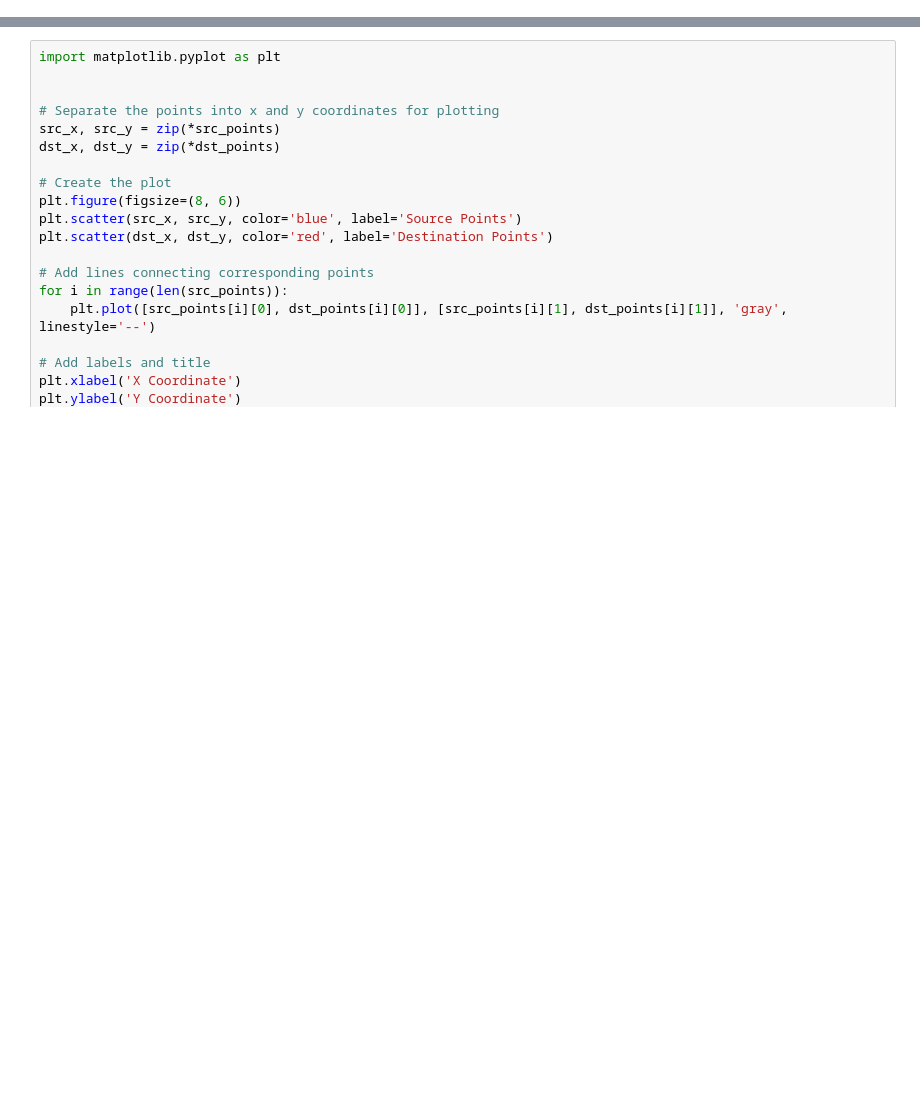
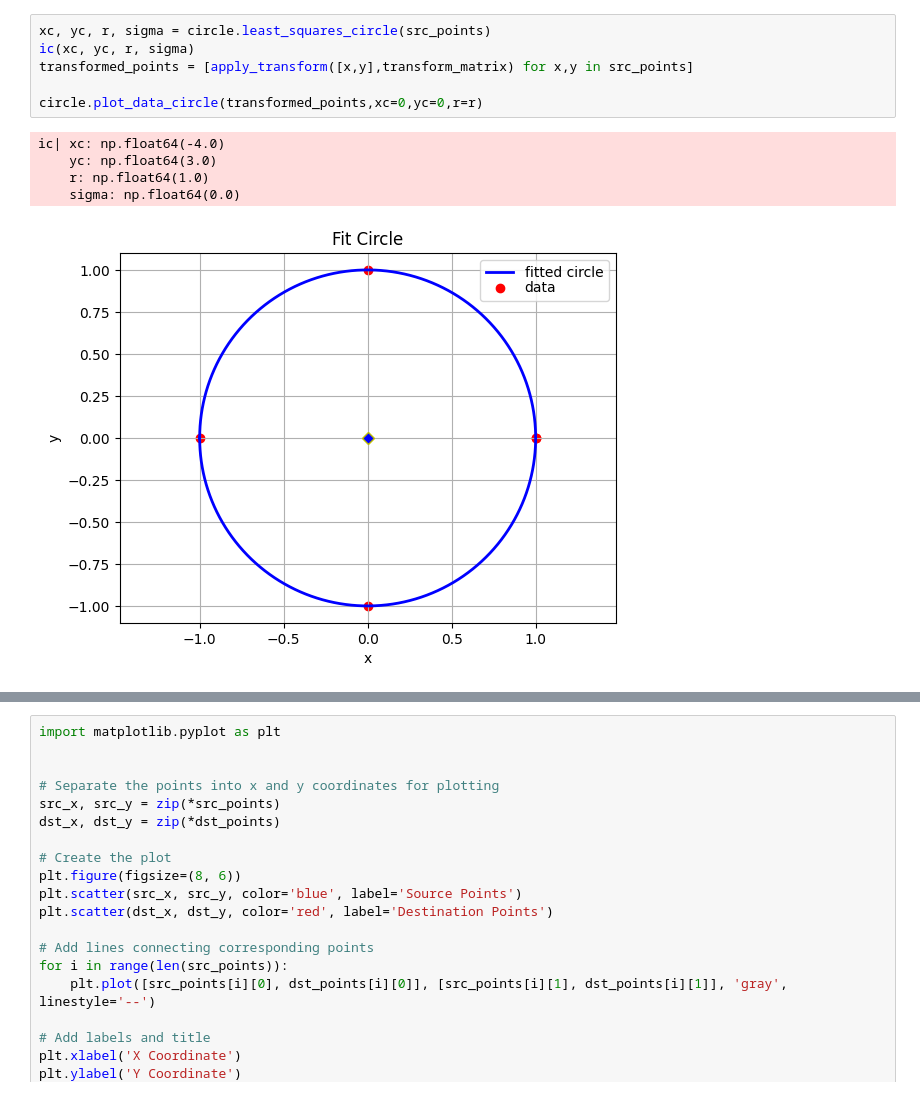
Before and after one commit to Team488/VR_NetworkTables2024, a Jupyter notebook: Coordinate Transformations.ipynb, the cells around one changed output, grey strips where cells are left out. Saved outputs shown, nothing was run; the diff lists cells and outputs as text; blank space fills up the shorter version.

```diff
--- a/Coordinate Transformations.ipynb
+++ b/Coordinate Transformations.ipynb
@@ -33,0 +151,12 @@ NameError: name 'pi' is not defined
+# %%
+xc, yc, r, sigma = circle.least_squares_circle(src_points)
+ic(xc, yc, r, sigma)
+transformed_points = [apply_transform([x,y],transform_matrix) for x,y in src_points]
+
+circle.plot_data_circle(transformed_points,xc=0,yc=0,r=r)
+# %% [output]
+ic| xc: np.float64(-4.0)
+    yc: np.float64(3.0)
+    r: np.float64(1.0)
+    sigma: np.float64(0.0)
+[figure, added]
```
Also changed, not shown: parts of 13 cells of this notebook.
